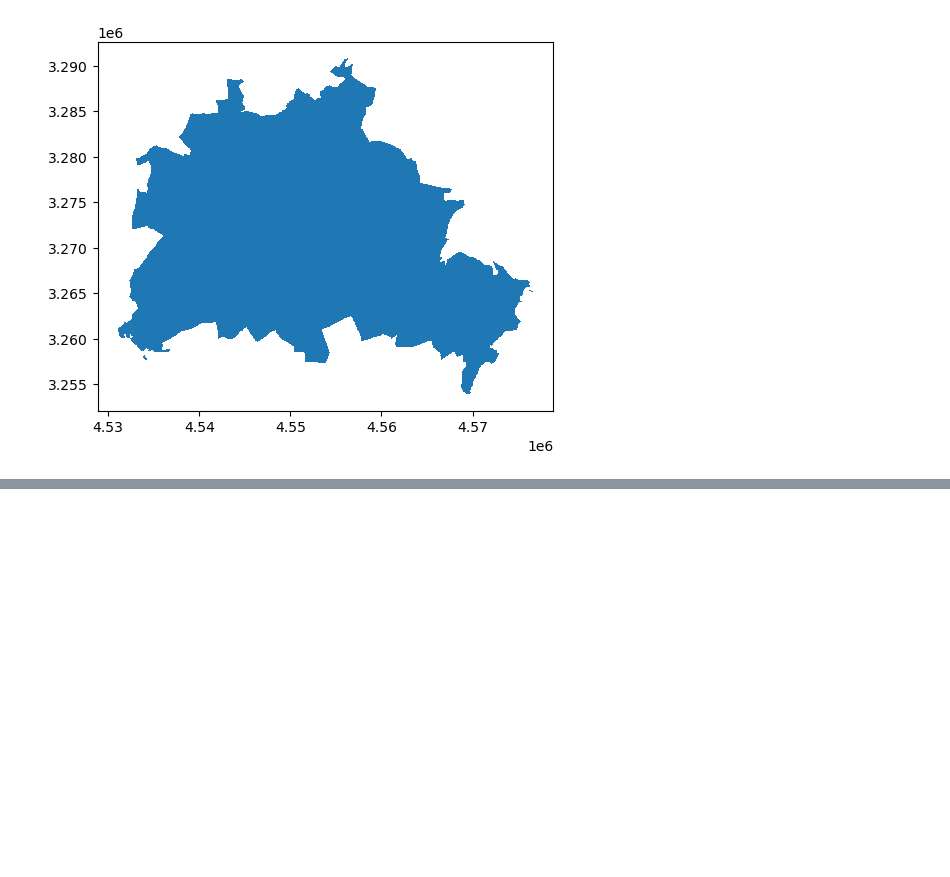
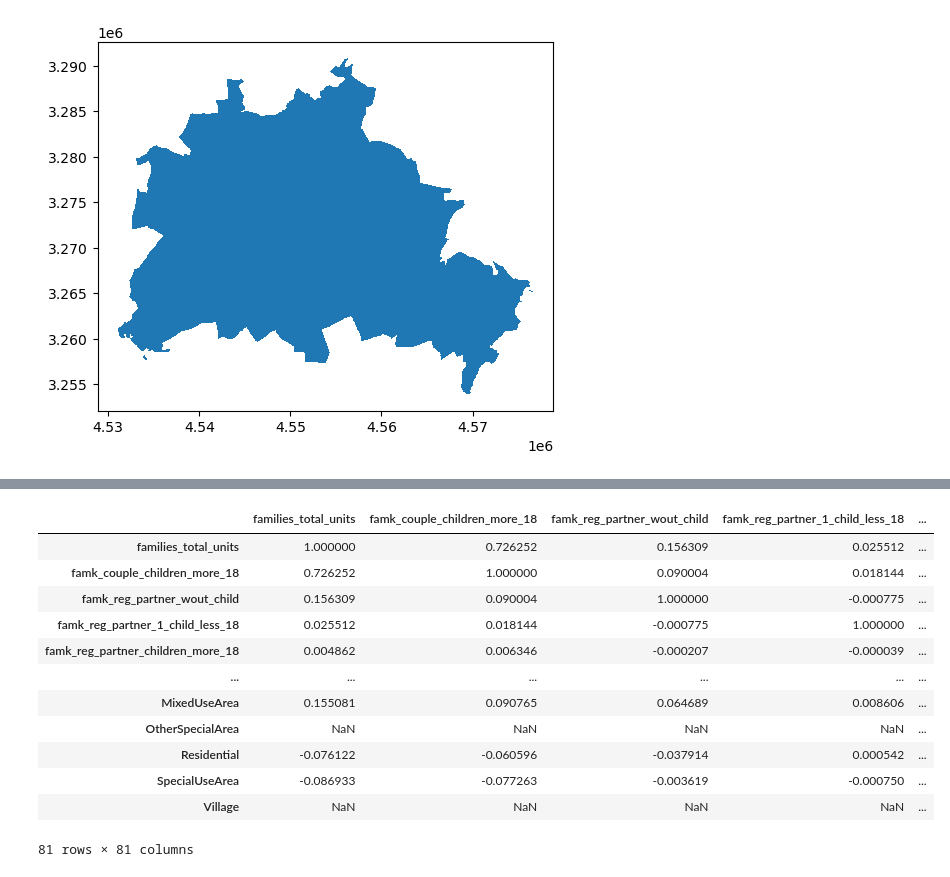
Before and after one commit to Schalwal/Geo-paw-sitioning, a Jupyter notebook: notebooks/landprice_prediction.ipynb, the cells around one changed output, grey strips where cells are left out. Drawn from its saved outputs; the diff is of its cells as text; code cells hidden in the pictures; blank space fills up the shorter version.

```diff
--- a/notebooks/landprice_prediction.ipynb
+++ b/notebooks/landprice_prediction.ipynb
@@ -65,0 +159,16 @@ result.geometry.plot()
+# %%
+corr
+# %% [output]
+|  | families_total_units | famk_couple_children_more_18 | famk_reg_partner_wout_child | famk_reg_partner_1_child_less_18 | ... |
+| families_total_units | 1.000000 | 0.726252 | 0.156309 | 0.025512 | ... |
+| famk_couple_children_more_18 | 0.726252 | 1.000000 | 0.090004 | 0.018144 | ... |
+| famk_reg_partner_wout_child | 0.156309 | 0.090004 | 1.000000 | -0.000775 | ... |
+| famk_reg_partner_1_child_less_18 | 0.025512 | 0.018144 | -0.000775 | 1.000000 | ... |
+| famk_reg_partner_children_more_18 | 0.004862 | 0.006346 | -0.000207 | -0.000039 | ... |
+| ... | ... | ... | ... | ... | ... |
+| MixedUseArea | 0.155081 | 0.090765 | 0.064689 | 0.008606 | ... |
+| OtherSpecialArea | NaN | NaN | NaN | NaN | ... |
+| Residential | -0.076122 | -0.060596 | -0.037914 | 0.000542 | ... |
+| SpecialUseArea | -0.086933 | -0.077263 | -0.003619 | -0.000750 | ... |
+| Village | NaN | NaN | NaN | NaN | ... |
+81 rows × 81 columns
```
Also changed, not shown: parts of 15 cells of this notebook.
